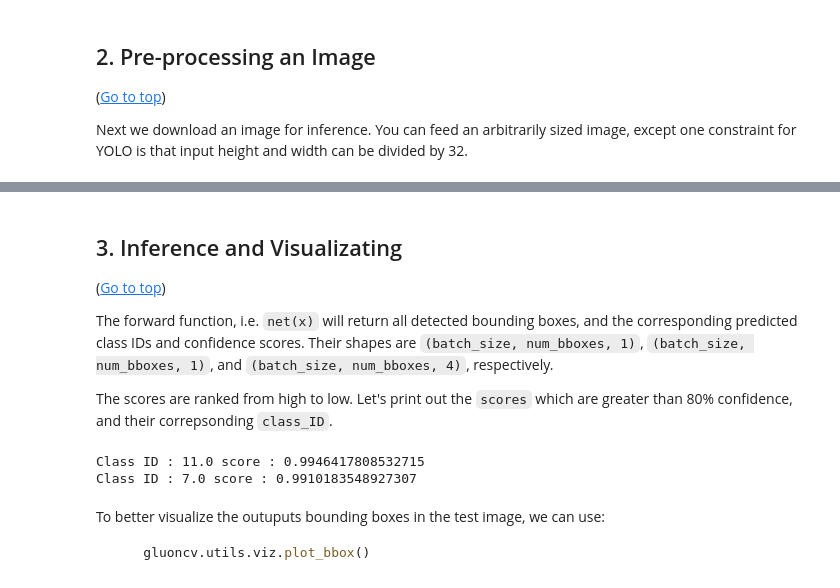
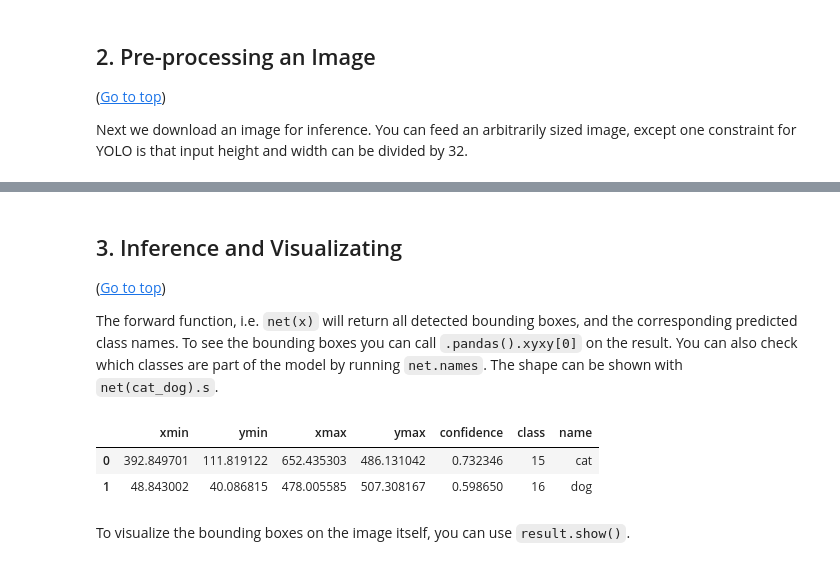
Before and after one commit to aws-samples/aws-machine-learning-university-accelerated-cv, a Jupyter notebook: notebooks/MLA-CV-DAY3-YOLO.ipynb, the cells around one changed output, grey strips where cells are left out. Saved outputs shown, nothing was run; the diff lists cells and outputs as text; code cells hidden in the pictures.

````diff
--- a/notebooks/MLA-CV-DAY3-YOLO.ipynb
+++ b/notebooks/MLA-CV-DAY3-YOLO.ipynb
@@ -81,24 +69,12 @@ Shape of pre-processed image: (1, 3, 416, 540)
 (<a href="#0">Go to top</a>)
 
 The forward function, i.e. `net(x)` will return all detected bounding boxes, and the
-corresponding predicted class IDs and confidence scores. Their shapes are
-`(batch_size, num_bboxes, 1)`, `(batch_size, num_bboxes, 1)`, and
-`(batch_size, num_bboxes, 4)`, respectively.
-
-The scores are ranked from high to low. Let's print out the `scores` which are greater than 80% confidence, and their correpsonding `class_ID`.
+corresponding predicted class names. To see the bounding boxes you can call `.pandas().xyxy[0]` on the result. You can also check which classes are part of the model by running `net.names`. The shape can be shown with `net(cat_dog).s`.
-# %%
-class_IDs, scores, bounding_boxs = net(x)
-
-for c, s in zip(class_IDs.reshape(-1,), scores.reshape(-1,)):
-    if s.asscalar() < 0.8:
-        break
-    print ("Class ID : {}".format(c.asscalar()), "score : {}".format(s.asscalar()))
-# %% [output]
-Class ID : 11.0 score : 0.9946417808532715
-Class ID : 7.0 score : 0.9910183548927307
+# %%
+result.pandas().xyxy[0]
+# %% [output]
+|  | xmin | ymin | xmax | ymax | confidence | class | name |
+| 0 | 392.849701 | 111.819122 | 652.435303 | 486.131042 | 0.732346 | 15 | cat |
+| 1 | 48.843002 | 40.086815 | 478.005585 | 507.308167 | 0.598650 | 16 | dog |
 # %% [markdown]
-To better visualize the outuputs bounding boxes in the test image, we can use:
-
-```python
-    gluoncv.utils.viz.plot_bbox()
-```
+To visualize the bounding boxes on the image itself, you can use `result.show()`.
````
Also changed, not shown: parts of 20 cells of this notebook.
